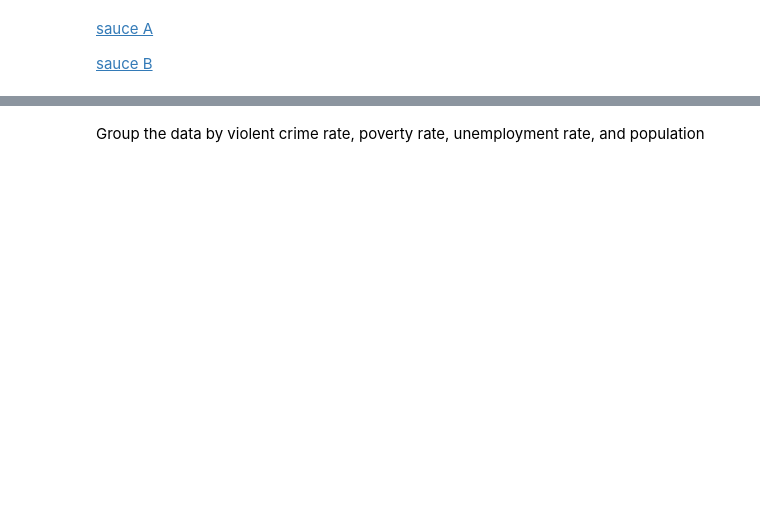
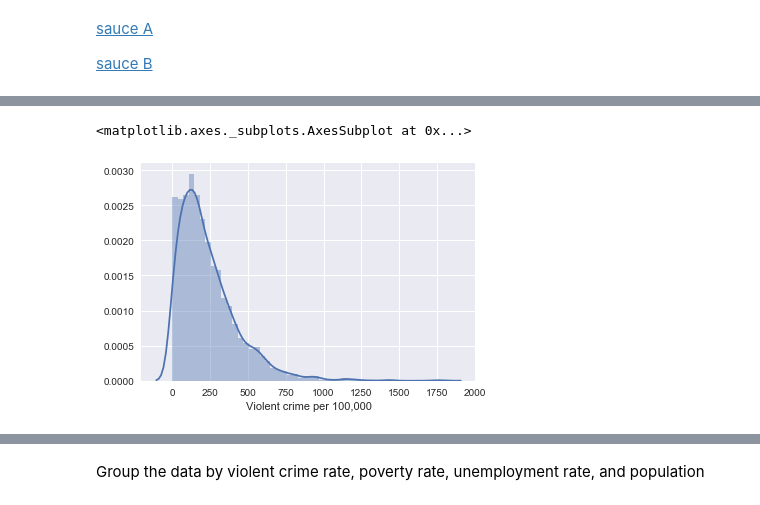
Before and after one commit to alanjeanpierre/crime-weather-exploration, a Jupyter notebook: ipynb/county_pop_edu_poverty_income.ipynb, the cells around one changed output, grey strips where cells are left out. Saved outputs shown, nothing was run; the diff lists cells and outputs as text; code cells hidden in the pictures; blank space fills up the shorter version.

```diff
--- a/ipynb/county_pop_edu_poverty_income.ipynb
+++ b/ipynb/county_pop_edu_poverty_income.ipynb
@@ -93,0 +144,5 @@ df.describe()
+# %%
+sns.distplot(df.vcrime_rate.dropna(), axlabel="Violent crime per 100,000")
+# %% [output]
+<matplotlib.axes._subplots.AxesSubplot at 0x...>
+[figure, added]
```
Also changed, not shown: parts of 16 cells of this notebook.
